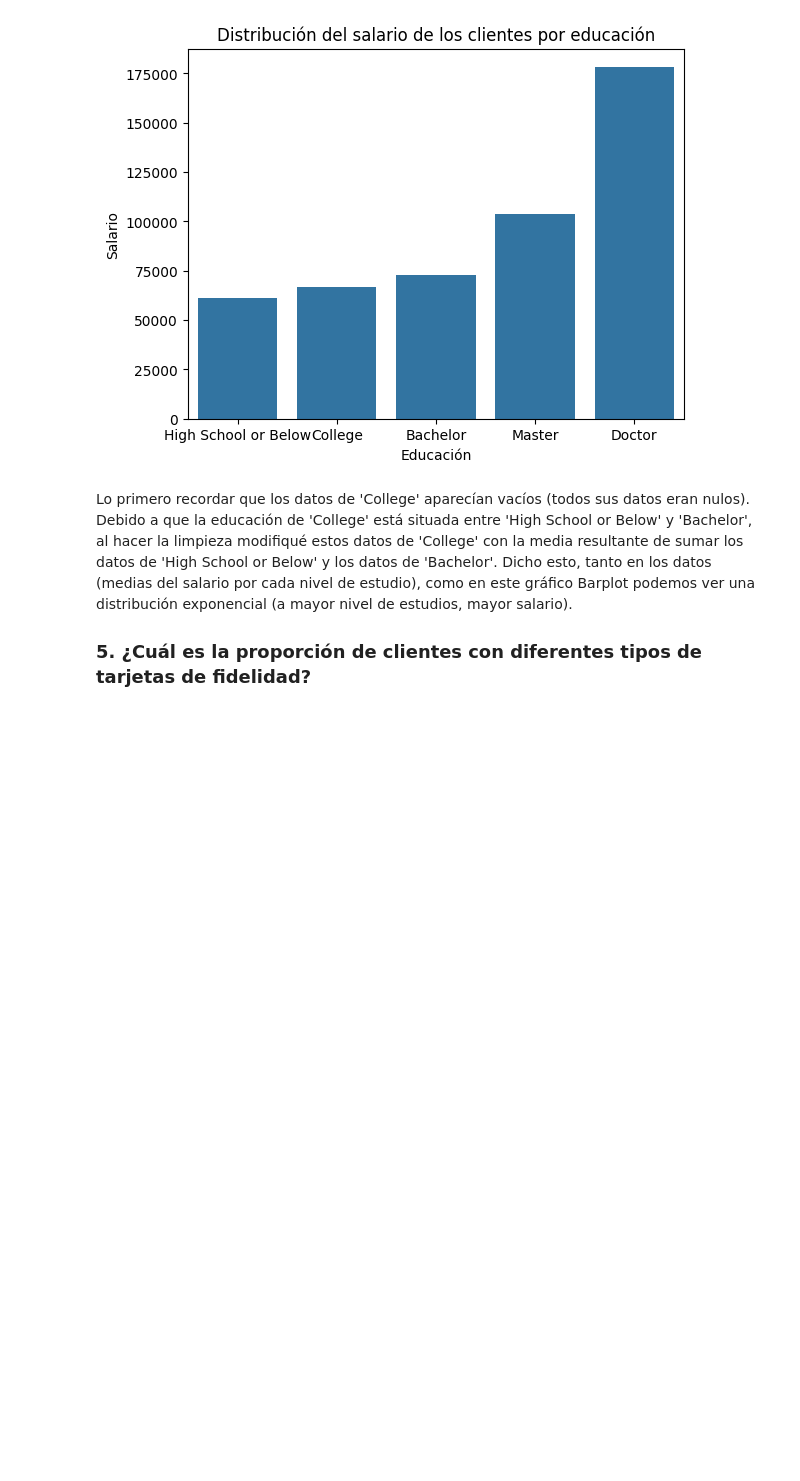
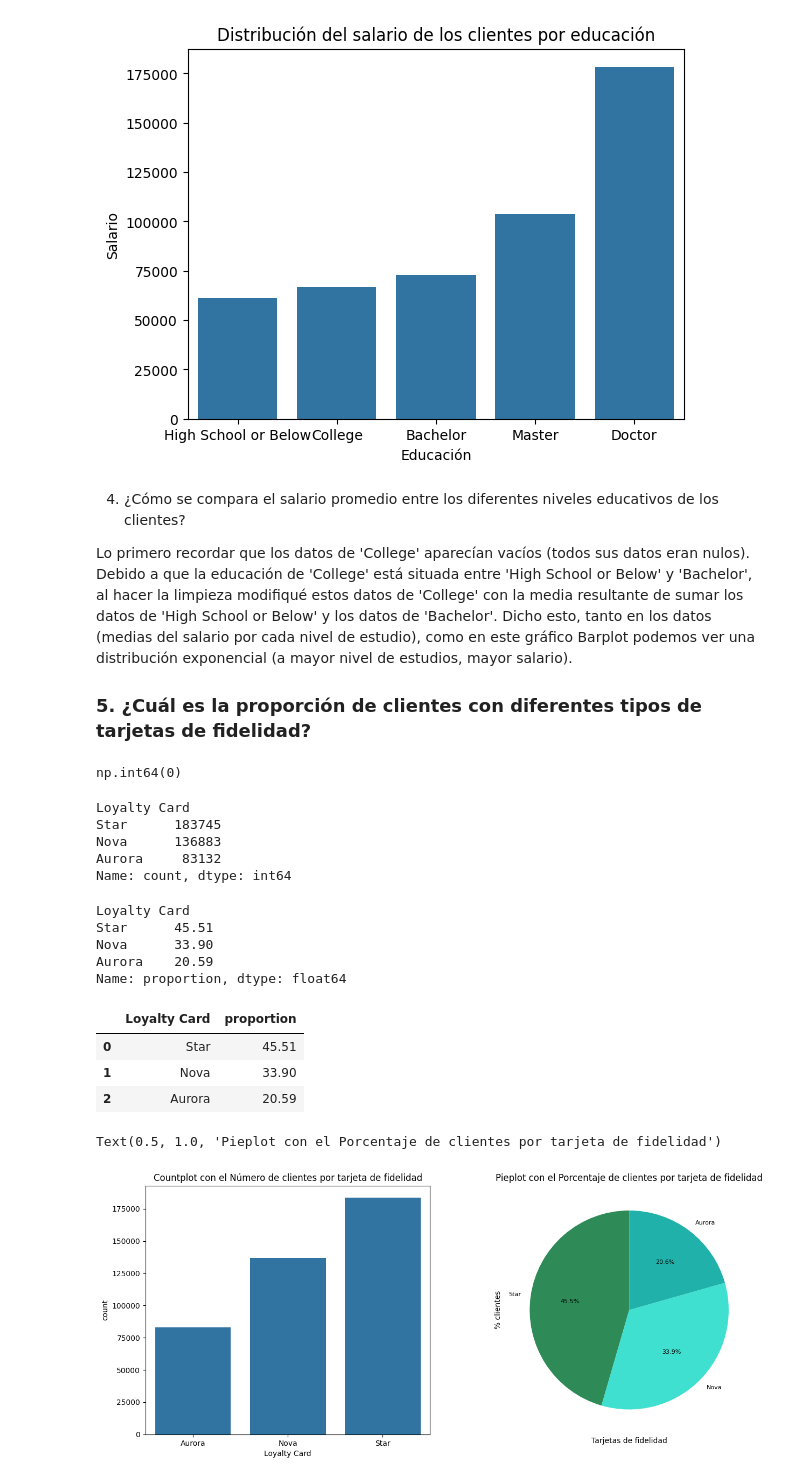
Before and after one commit to Adalab/bda-modulo-3-evaluacion-final-Lauris273, a Jupyter notebook: 2.Ejercicio_evaluación_módulo_3.ipynb, the cells around one changed output. Saved outputs shown, nothing was run; the diff lists cells and outputs as text; code cells hidden in the pictures; blank space fills up the shorter version.

```diff
--- a/2.Ejercicio_evaluación_módulo_3.ipynb
+++ b/2.Ejercicio_evaluación_módulo_3.ipynb
@@ -322,7 +328,58 @@ plt.title('Distribución del salario de los clientes por educación', fontsize=1
 Text(0.5, 1.0, 'Distribución del salario de los clientes por educación')
 [figure]
 # %% [markdown]
+4. ¿Cómo se compara el salario promedio entre los diferentes niveles educativos de los clientes?
+
 Lo primero recordar que los datos de 'College' aparecían vacíos (todos sus datos eran nulos). Debido a que la educación de 'College' está situada entre 'High School or Below' y 'Bachelor', al hacer la limpieza modifiqué estos datos de 'College' con la media resultante de sumar los datos de 'High School or Below' y los datos de 'Bachelor'.
 Dicho esto, tanto en los datos (medias del salario por cada nivel de estudio), como en este gráfico Barplot podemos ver una distribución exponencial (a mayor nivel de estudios, mayor salario).
 
 ### 5. ¿Cuál es la proporción de clientes con diferentes tipos de tarjetas de fidelidad?
+# %%
+# necesitaré la columna "Loyalty Card":
+df['Loyalty Card'].isnull().sum()
+# no tenemos ningún nulo: todos los clientes tiene una tarjeta de fidelidad
+# %% [output]
+np.int64(0)
+# %%
+# saco los valores absolutos:
+df['Loyalty Card'].value_counts()
+# %% [output]
+Loyalty Card
+Star      183745
+Nova      136883
+Aurora     83132
+Name: count, dtype: int64
+# %%
+# saco los valores relativos (la proporción o porcentaje respecto al total):
+round(df['Loyalty Card'].value_counts(normalize=True) * 100, 2)
+# %% [output]
+Loyalty Card
+Star      45.51
+Nova      33.90
+Aurora    20.59
+Name: proportion, dtype: float64
+# %%
+df_tarjeta = round(df['Loyalty Card'].value_counts(normalize=True) * 100, 2).reset_index()
+df_tarjeta
+# %% [output]
+|  | Loyalty Card | proportion |
+| 0 | Star | 45.51 |
+| 1 | Nova | 33.90 |
+| 2 | Aurora | 20.59 |
+# %%
+# para visualizarlo mejor voy a usar un Countplot y un Pieplot:
+
+fig, axes = plt.subplots(nrows = 1, ncols = 2, figsize = (15, 6))
+
+sns.countplot(data=df, x='Loyalty Card', ax=axes[0])
+axes[0].set_title('Countplot con el Número de clientes por tarjeta de fidelidad')
+
+
+colores = ["seagreen", "turquoise", "lightseagreen"]
+plt.pie('proportion', labels= 'Loyalty Card', data = df_tarjeta, autopct=  '%1.1f%%', colors = colores, textprops={'fontsize': 8}, startangle=90)
+plt.xlabel("Tarjetas de fidelidad")
+plt.ylabel("% clientes")
+plt.title('Pieplot con el Porcentaje de clientes por tarjeta de fidelidad', fontsize=12)
+# %% [output]
+Text(0.5, 1.0, 'Pieplot con el Porcentaje de clientes por tarjeta de fidelidad')
+[figure, added]
```
Also changed, not shown: parts of 17 cells of this notebook.
